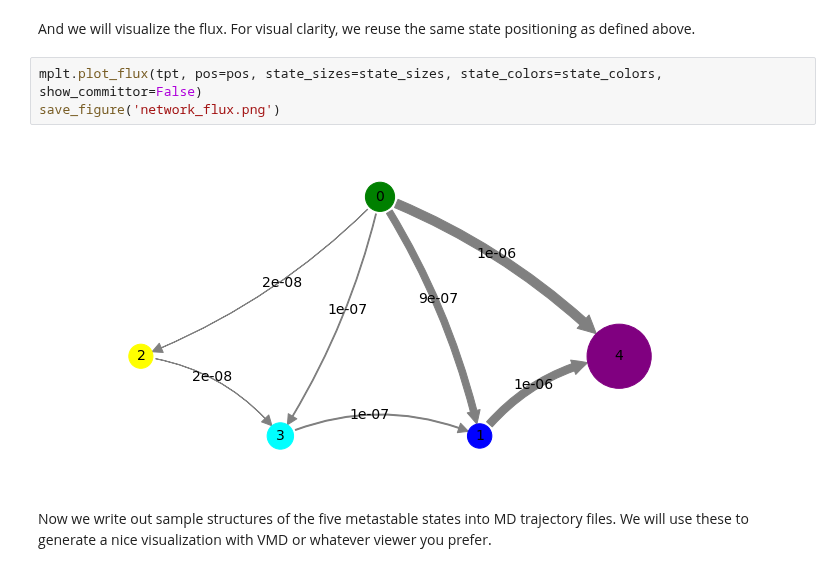
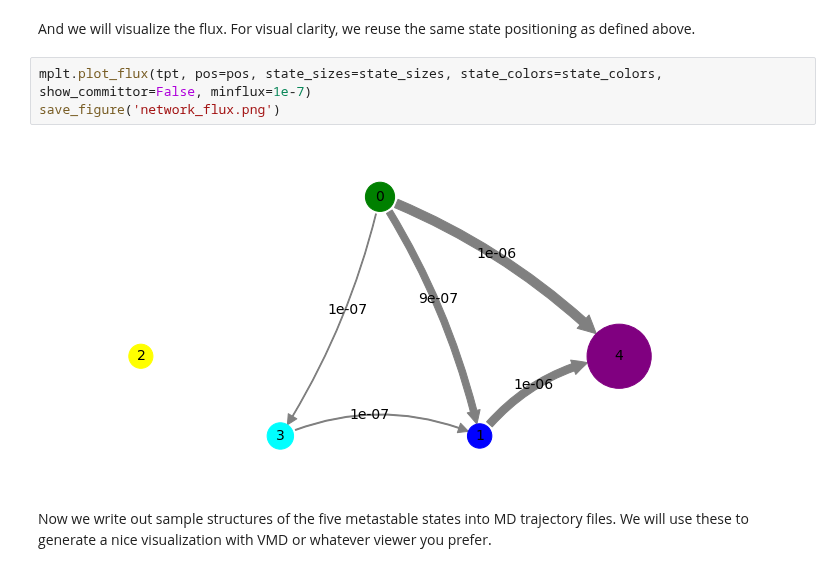
Before and after one commit to markovmodel/PyEMMA_IPython, a Jupyter notebook: applications/trypsin_benzamidine_hmm/trypsin_benzamidine_hmm.ipynb, the cells around one changed output. Drawn from its saved outputs; the diff is of its cells as text.

Commit message:
[applications/trypsin-benzamidine]: adapted visualization

```diff
--- a/applications/trypsin_benzamidine_hmm/trypsin_benzamidine_hmm.ipynb
+++ b/applications/trypsin_benzamidine_hmm/trypsin_benzamidine_hmm.ipynb
@@ -372,10 +373,10 @@ tpt = msm.tpt(bhmm, [i_meta_unbound], [i_meta_bound])
 # %% [markdown]
 And we will visualize the flux. For visual clarity, we reuse the same state positioning as defined above.
 # %%
-mplt.plot_flux(tpt, pos=pos, state_sizes=state_sizes, state_colors=state_colors, show_committor=False)
+mplt.plot_flux(tpt, pos=pos, state_sizes=state_sizes, state_colors=state_colors, show_committor=False, minflux=1e-7)
 save_figure('network_flux.png')
 # %% [output]
-[figure, old version]
+[figure, new version]
 # %% [markdown]
 Now we write out sample structures of the five metastable states into MD trajectory files. We will use these to generate a nice visualization with VMD or whatever viewer you prefer.
 # %%
```
Also changed, not shown: parts of 11 cells of this notebook, 1 other file.
